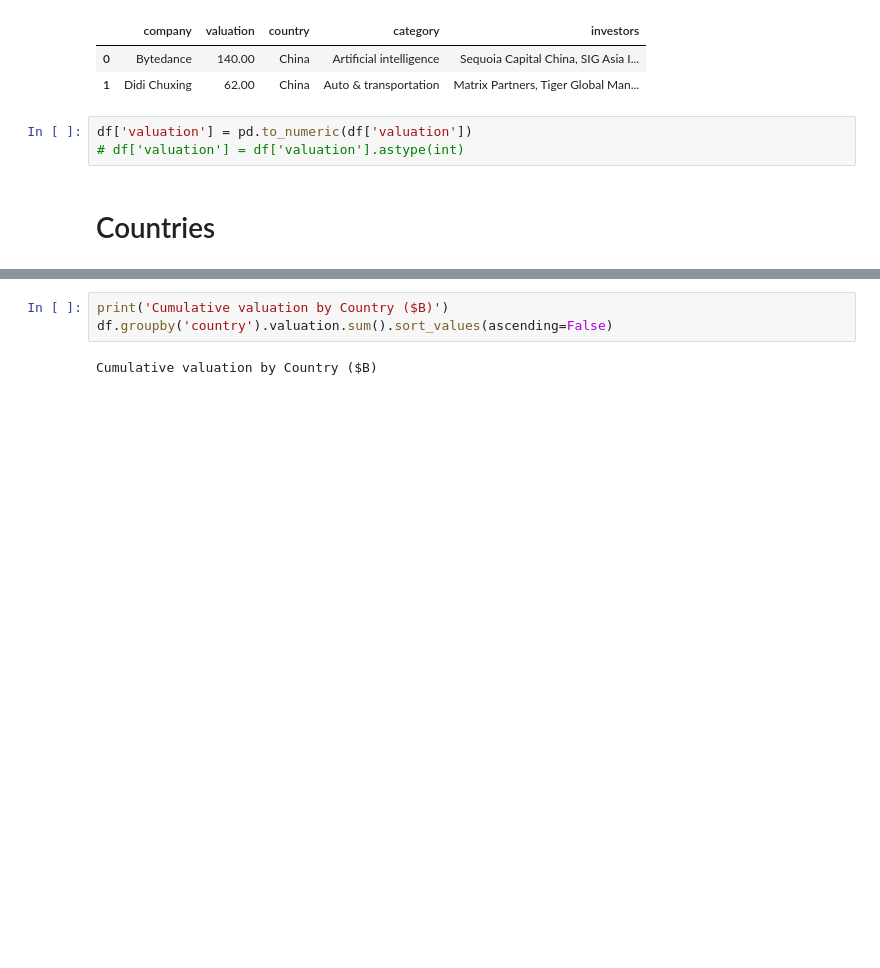
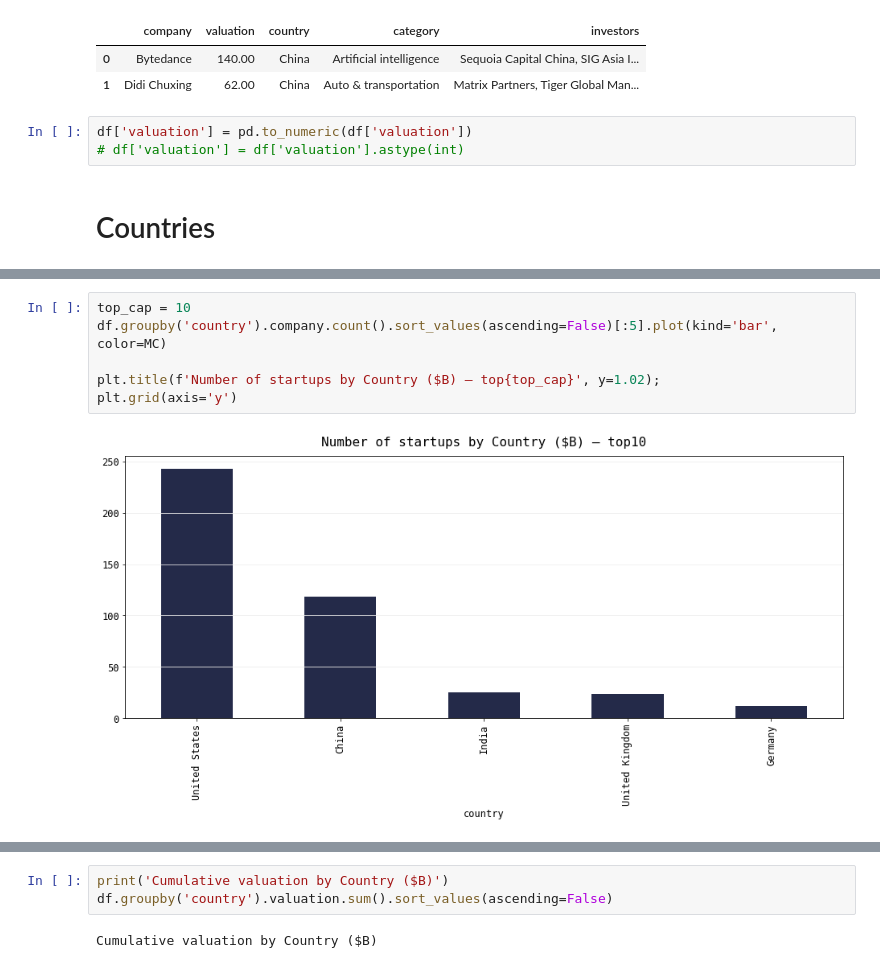
Before and after one commit to qu4ku/datasets-analysis, a Jupyter notebook: 014-cb-insights-global-unicor-club-2019.ipynb, the cells around one changed output, grey strips where cells are left out. Cells and saved outputs as stored; diff of their text form; blank space fills up the shorter version.

```diff
--- a/014-cb-insights-global-unicor-club-2019.ipynb
+++ b/014-cb-insights-global-unicor-club-2019.ipynb
@@ -102,0 +125,8 @@ df['valuation'] = pd.to_numeric(df['valuation'])
+# %%
+top_cap = 10
+df.groupby('country').company.count().sort_values(ascending=False)[:5].plot(kind='bar', color=MC)
+
+plt.title(f'Number of startups by Country ($B) — top{top_cap}', y=1.02);
+plt.grid(axis='y')
+# %% [output]
+[figure, added]
```
Also changed, not shown: parts of 16 cells of this notebook.
